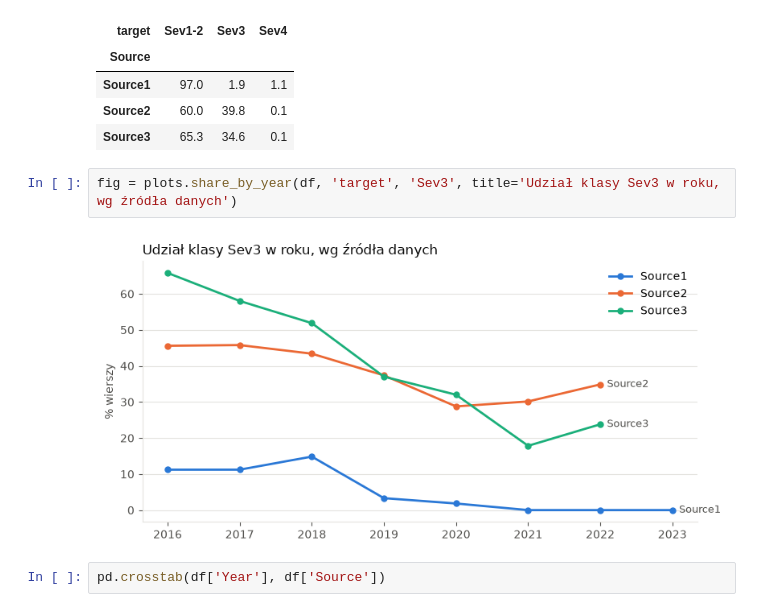
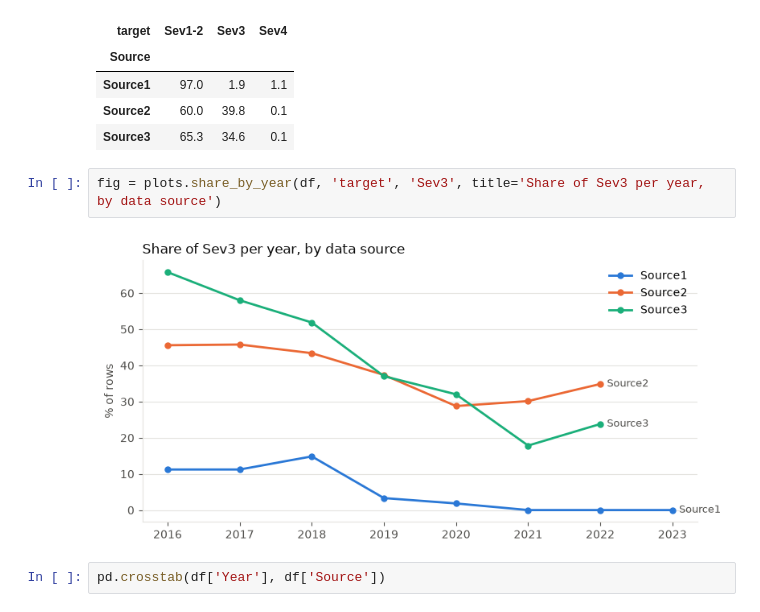
Before and after one commit to MiaByte-ctrl/california-accidents-ml, a Jupyter notebook: notebooks/01_data_and_split.ipynb, the cells around one changed output. Cells and saved outputs as stored; diff of their text form.

Commit message:
Translate notebook text and chart labels to English
Co-Authored-By: Claude Opus 5.5 <noreply@anthropic.com>

```diff
--- a/notebooks/01_data_and_split.ipynb
+++ b/notebooks/01_data_and_split.ipynb
@@ -40,9 +41,9 @@ pd.crosstab(df['Source'], df['target'], normalize='index').mul(100).round(1)
 | Source2 | 60.0 | 39.8 | 0.1 |
 | Source3 | 65.3 | 34.6 | 0.1 |
 # %%
-fig = plots.share_by_year(df, 'target', 'Sev3', title='Udział klasy Sev3 w roku, wg źródła danych')
+fig = plots.share_by_year(df, 'target', 'Sev3', title='Share of Sev3 per year, by data source')
 # %% [output]
-[figure, old version]
+[figure, new version]
 # %%
 pd.crosstab(df['Year'], df['Source'])
 # %% [output]
```
Also changed, not shown: parts of 9 cells of this notebook, 4 other files.
